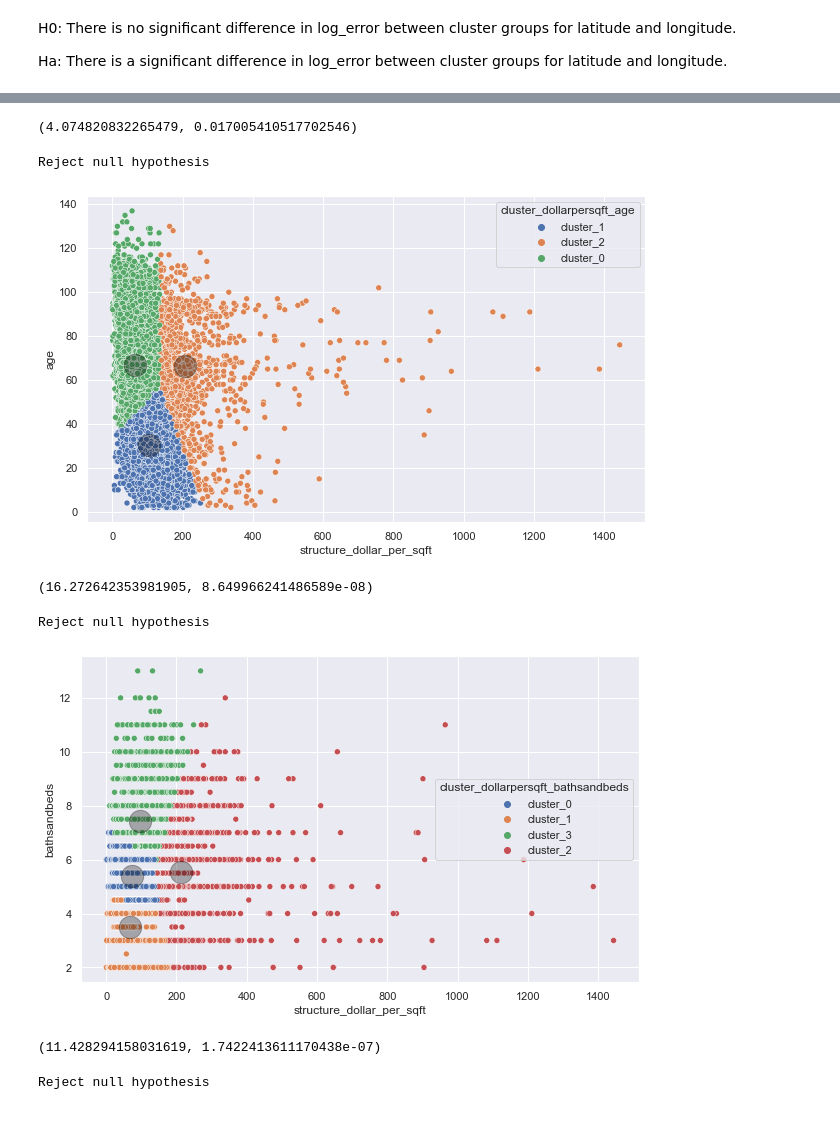
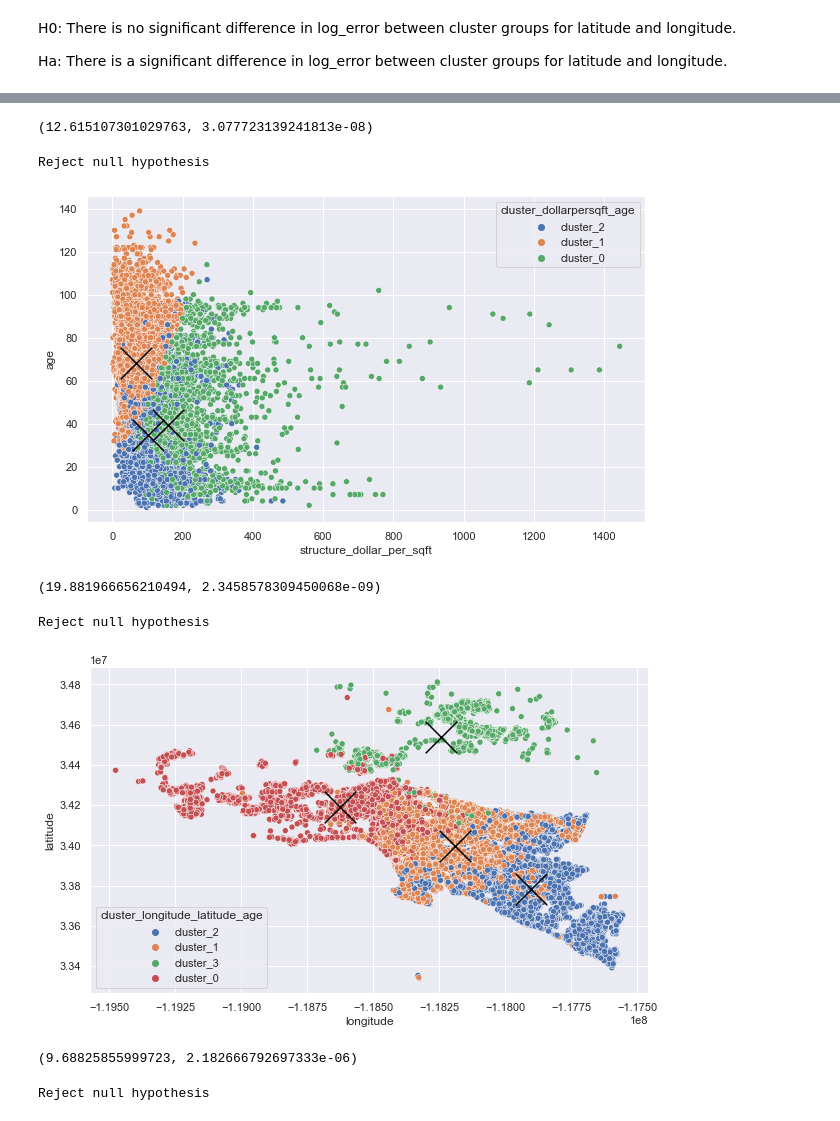
Before and after one commit to Olivert75/clustering_project, a Jupyter notebook: final_notebook.ipynb, the cells around one changed output, grey strips where cells are left out. Saved outputs shown, nothing was run; the diff lists cells and outputs as text; code cells hidden in the pictures.

```diff
--- a/final_notebook.ipynb
+++ b/final_notebook.ipynb
@@ -458,7 +476,7 @@ Ha: There is a significant difference in log_error between cluster groups for la
 # %%
 #Let's look at longitude and latitude
 #selecting the features we want to cluster on
-X_features2 = ['longitude', 'latitude']
-train, X_scaled, scaler, kmeans, centroids = e.create_cluster(train,validate,test, X_features2, 3,'cluster_longitude_latitude')
+X_features2 = ['longitude', 'latitude',]
+train, X_scaled, scaler, kmeans, centroids = e.create_cluster(train,validate,test, X_features2, 4,'cluster_longitude_latitude')
 e.create_scatter_plot('longitude','latitude',train,kmeans, X_scaled, scaler,'cluster_longitude_latitude')
 # %% [output]
@@ -470,9 +490,9 @@ l_cluster_2 = train[train.cluster_longitude_latitude == 'cluster_2'].logerror
 # %%
 #Statistically significant differences in log error means between these groups?
-f, p = f_oneway(l_cluster_0,l_cluster_1,l_cluster_2)
+f, p = f_oneway(l_cluster_0,l_cluster_1,l_cluster_2, l_cluster_3)
 f, p
 # %% [output]
-(4.074820832265479, 0.017005410517702546)
+(12.615107301029763, 3.077723139241813e-08)
 # %%
 if p < α:
     print(f'Reject null hypothesis')
@@ -483,8 +503,8 @@ Reject null hypothesis
 # %%
 #Let's look at sqft and bathsandbeds
 #selecting the features we want to cluster on
-X_features3 = ['structure_dollar_per_sqft','age']
+X_features3 = ['age','bathsandbeds','structure_dollar_per_sqft']
 train, X_scaled, scaler, kmeans, centroids = e.create_cluster(train,validate,test, X_features3, 3,'cluster_dollarpersqft_age')
 e.create_scatter_plot('structure_dollar_per_sqft','age',train,kmeans, X_scaled, scaler,'cluster_dollarpersqft_age')
 # %% [output]
-[figure, old version]
+[figure, new version]
@@ -500,7 +518,7 @@ dollarsqfta_cluster_2 = train[train.cluster_dollarpersqft_age == 'cluster_2'].lo
 f, p = f_oneway(dollarsqfta_cluster_0,dollarsqfta_cluster_1,dollarsqfta_cluster_2)
 f, p
 # %% [output]
-(16.272642353981905, 8.649966241486589e-08)
+(19.881966656210494, 2.3458578309450068e-09)
 # %%
 if p < α:
     print(f'Reject null hypothesis')
@@ -510,8 +528,8 @@ else:
 Reject null hypothesis
 # %%
 #Let's look at sqft and bathsandbeds
-X_features4 = ['structure_dollar_per_sqft','bathsandbeds']
-train, X_scaled, scaler, kmeans, centroids = e.create_cluster(train,validate,test, X_features4, 4,'cluster_dollarpersqft_bathsandbeds')
-e.create_scatter_plot('structure_dollar_per_sqft','bathsandbeds',train,kmeans, X_scaled, scaler,'cluster_dollarpersqft_bathsandbeds')
+X_features4 = ['longitude','latitude','age']
+train, X_scaled, scaler, kmeans, centroids = e.create_cluster(train,validate,test, X_features4, 4,'cluster_longitude_latitude_age')
+e.create_scatter_plot('longitude','latitude',train,kmeans, X_scaled, scaler,'cluster_longitude_latitude_age')
 # %% [output]
-[figure, old version]
+[figure, new version]
@@ -526,9 +542,9 @@ dollarsqftb_cluster_3=train[train.cluster_dollarpersqft_bathsandbeds == 'cluster
 # %%
 #Statistically significant differences in log error means between these groups?
-f, p = f_oneway(dollarsqftb_cluster_0,dollarsqftb_cluster_1,dollarsqftb_cluster_2,dollarsqftb_cluster_3)
+f, p = f_oneway(lacluster_0,lacluster_1,lacluster_2, lacluster_3)
 f, p
 # %% [output]
-(11.428294158031619, 1.7422413611170438e-07)
+(9.68825855999723, 2.182666792697333e-06)
 # %%
 if p < α:
     print(f'Reject null hypothesis')
```
Also changed, not shown: parts of 63 cells of this notebook.
